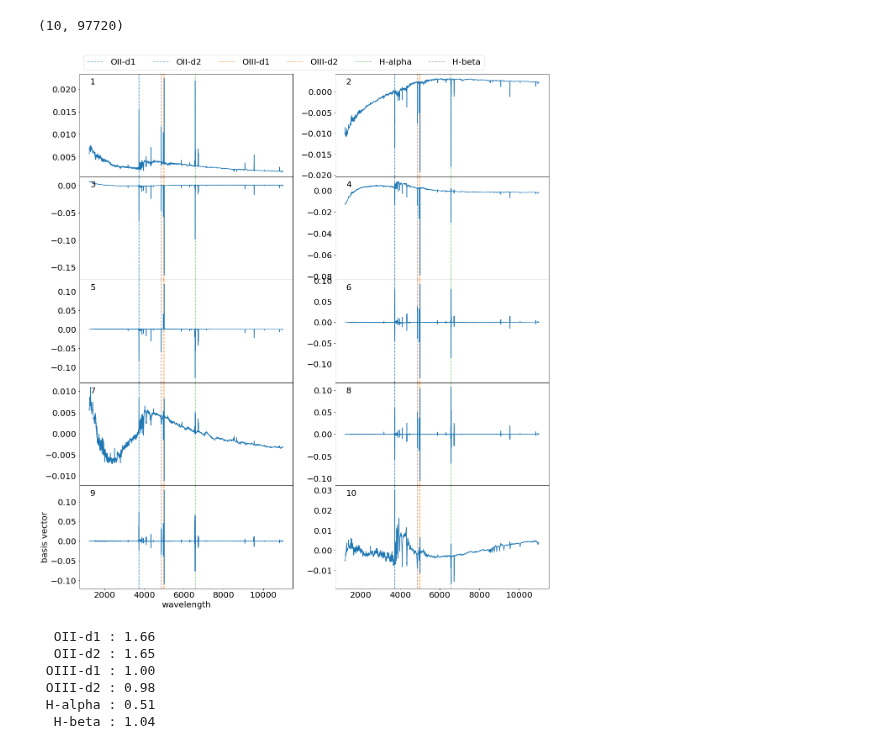
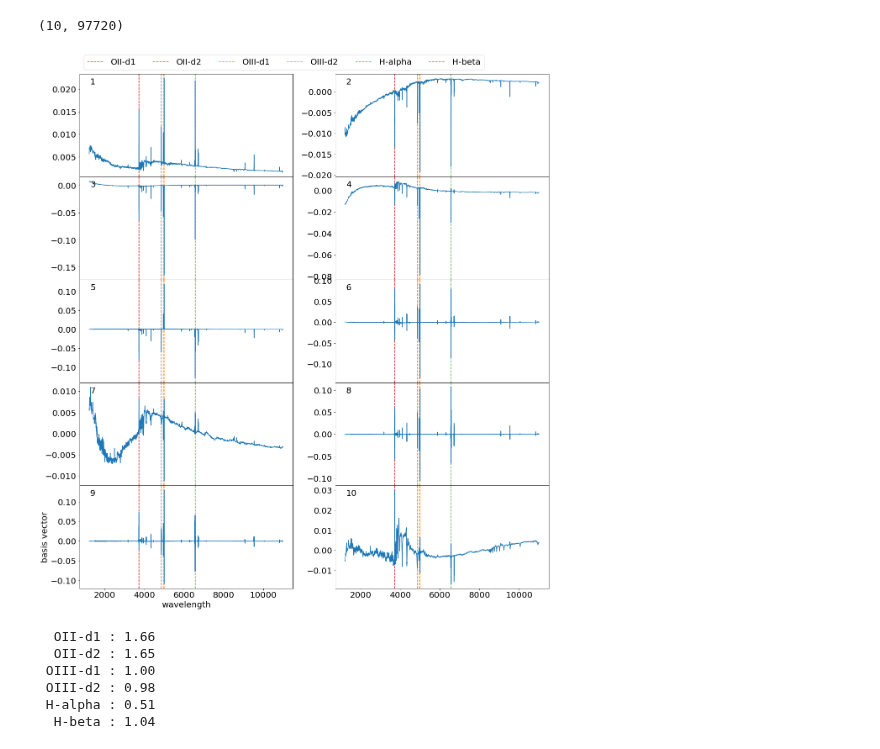
Before and after one commit to Yucheng-Zhang/desi_nbs, a Jupyter notebook: pokemon/rr_templates.ipynb, the cells around one changed output. Saved outputs shown, nothing was run; the diff lists cells and outputs as text; code cells hidden in the pictures.

Commit message:
udpate template plots

```diff
--- a/pokemon/rr_templates.ipynb
+++ b/pokemon/rr_templates.ipynb
@@ -16,7 +16,7 @@ rcParams['font.size'] = 20
 froot = '/global/common/software/desi/cori/desiconda/20180709-1.2.6-spec/code/redrock-templates/0.7/'
 # %%
 # some emission lines
-eml_colors = collections.OrderedDict({'OII-d1':'tab:blue', 'OII-d2':'tab:blue',
+eml_colors = collections.OrderedDict({'OII-d1':'tab:red', 'OII-d2':'tab:red',
                                       'OIII-d1':'tab:orange', 'OIII-d2':'tab:orange',
                                       'H-alpha':'tab:green', 'H-beta':'tab:brown'})
 emls = collections.OrderedDict({'OII-d1':3726, 'OII-d2':3729,
@@ -71,30 +71,30 @@ bv.shape
 # %%
 # plot the basis vectors
 
 nrow = int(np.ceil(bv.shape[0]/2))
 fig, axs = plt.subplots(nrow, 2, figsize=(20,4.5*nrow), sharex='col')
 plt.subplots_adjust(hspace=0)
 
 for i in range(bv.shape[0]):
     # plot a few emission lines
     for e in emls.keys():
-        axs[i//2, i%2].axvline(emls[e], label=e, c=eml_colors[e], alpha=0.6, ls='--')
+        axs[i//2, i%2].axvline(emls[e], label=e, c=eml_colors[e], alpha=0.8, ls='--')
     if i == 0:
         axs[i//2, i%2].legend(ncol=len(emls), bbox_to_anchor=(0, 1), loc='lower left')
     axs[i//2, i%2].plot(wave, bv[i], alpha=1)
     axs[i//2, i%2].text(0.05, 0.9, str(i+1), transform=axs[i//2, i%2].transAxes)
 #     axs[i//2, i%2].set_xlim(3700, 3750) # OII
 #     axs[i//2, i%2].set_xlim(4940, 5025) # OIII
 #     axs[i//2, i%2].set_xlim(4835, 4885) # H-beta
 #     axs[i//2, i%2].set_xlim(3500, 6800)
 
 axs[nrow-1, 0].set_xlabel('wavelength')
 axs[nrow-1, 0].set_ylabel('basis vector')
 
 plt.savefig('../figures/bv_galaxy.pdf')
 plt.show()
 # %% [output]
-[figure, old version]
+[figure, new version]
 # %%
 # emission lines max z limited by max survey wavelength
 max_wavelength = 9900
```
Also changed, not shown: parts of 3 cells of this notebook, 2 other files.
